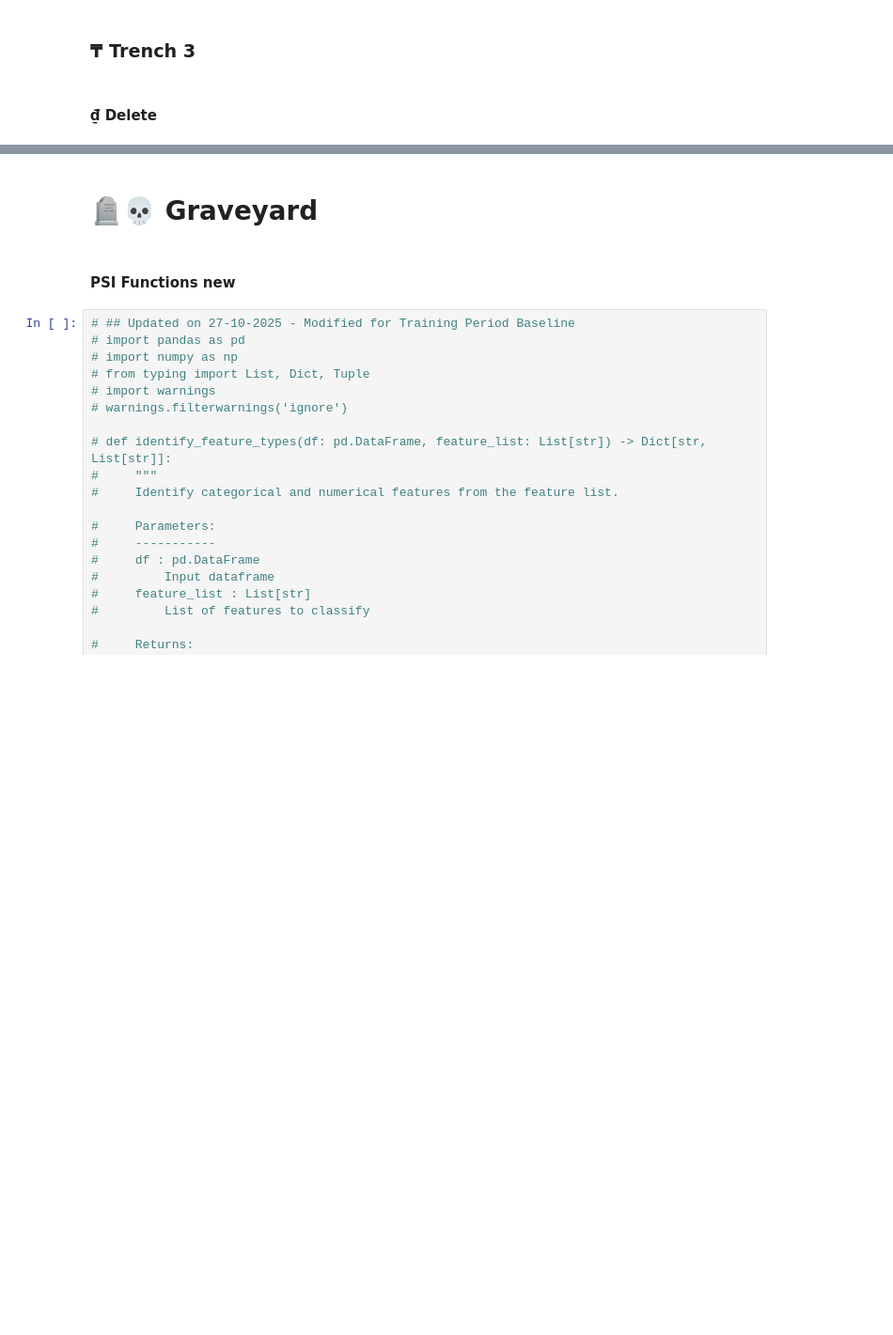
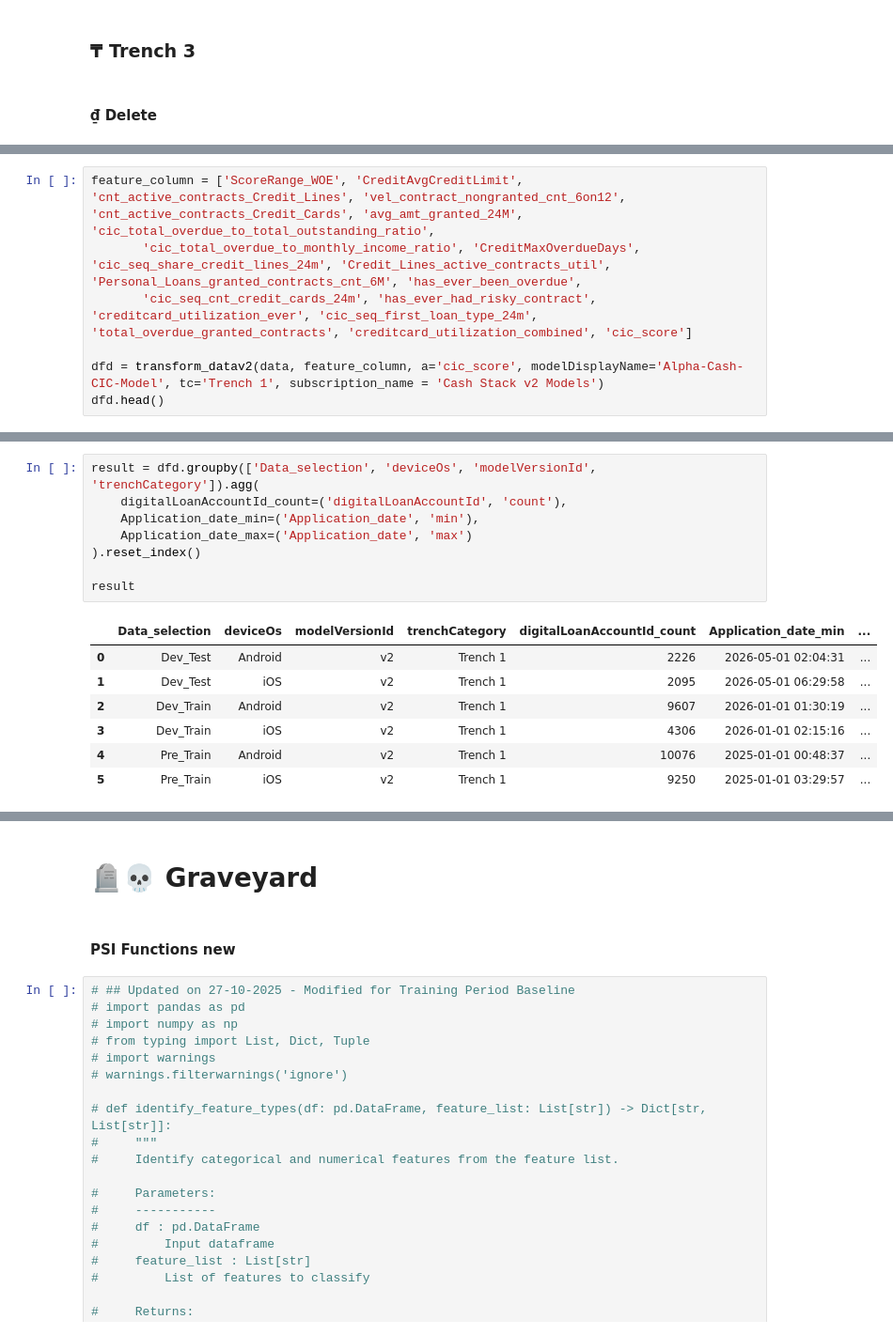
Before and after one commit to dchakroborti-tonik/Gini_Monitoring, a Jupyter notebook: Gini_Training_Data_Preparation/psi_training_20260915_v2.ipynb, the cells around one changed output, grey strips where cells are left out. Shown at 94% size. Saved outputs shown, nothing was run; the diff lists cells and outputs as text; blank space fills up the shorter version.

```diff
--- a/Gini_Training_Data_Preparation/psi_training_20260915_v2.ipynb
+++ b/Gini_Training_Data_Preparation/psi_training_20260915_v2.ipynb
@@ -1902,0 +1885,7 @@ LoadJob<project=prj-prod-dataplatform, location=asia-southeast1, id=a1077554-022
+# %%
+feature_column = ['ScoreRange_WOE', 'CreditAvgCreditLimit',   'cnt_active_contracts_Credit_Lines', 'vel_contract_nongranted_cnt_6on12', 'cnt_active_contracts_Credit_Cards', 'avg_amt_granted_24M', 'cic_total_overdue_to_total_outstanding_ratio',
+       'cic_total_overdue_to_monthly_income_ratio', 'CreditMaxOverdueDays',  'cic_seq_share_credit_lines_24m', 'Credit_Lines_active_contracts_util', 'Personal_Loans_granted_contracts_cnt_6M', 'has_ever_been_overdue',
+       'cic_seq_cnt_credit_cards_24m', 'has_ever_had_risky_contract', 'creditcard_utilization_ever', 'cic_seq_first_loan_type_24m',  'total_overdue_granted_contracts', 'creditcard_utilization_combined', 'cic_score']
+
+dfd = transform_datav2(data, feature_column, a='cic_score', modelDisplayName='Alpha-Cash-CIC-Model', tc='Trench 1', subscription_name = 'Cash Stack v2 Models')
+dfd.head()
@@ -1902,0 +1899,16 @@ LoadJob<project=prj-prod-dataplatform, location=asia-southeast1, id=a1077554-022
+# %%
+result = dfd.groupby(['Data_selection', 'deviceOs', 'modelVersionId', 'trenchCategory']).agg(
+    digitalLoanAccountId_count=('digitalLoanAccountId', 'count'),
+    Application_date_min=('Application_date', 'min'),
+    Application_date_max=('Application_date', 'max')
+).reset_index()
+
+result
+# %% [output]
+|  | Data_selection | deviceOs | modelVersionId | trenchCategory | digitalLoanAccountId_count | Application_date_min | ... |
+| 0 | Dev_Test | Android | v2 | Trench 1 | 2226 | 2026-05-01 02:04:31 | ... |
+| 1 | Dev_Test | iOS | v2 | Trench 1 | 2095 | 2026-05-01 06:29:58 | ... |
+| 2 | Dev_Train | Android | v2 | Trench 1 | 9607 | 2026-01-01 01:30:19 | ... |
+| 3 | Dev_Train | iOS | v2 | Trench 1 | 4306 | 2026-01-01 02:15:16 | ... |
+| 4 | Pre_Train | Android | v2 | Trench 1 | 10076 | 2025-01-01 00:48:37 | ... |
+| 5 | Pre_Train | iOS | v2 | Trench 1 | 9250 | 2025-01-01 03:29:57 | ... |
```
Also changed, not shown: parts of 51 cells of this notebook, 48 other files.
